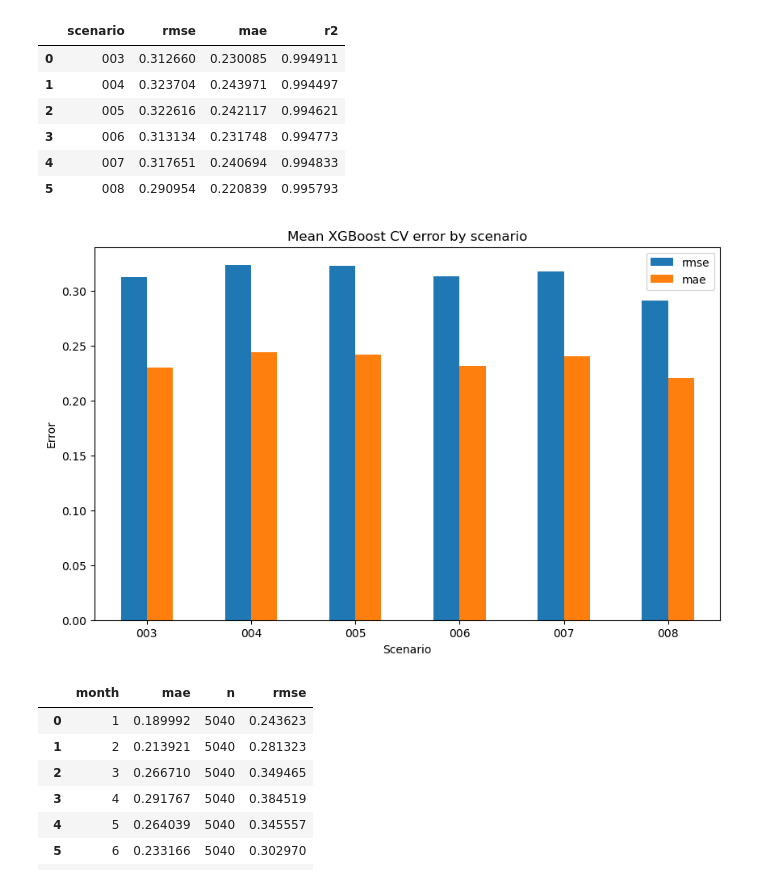
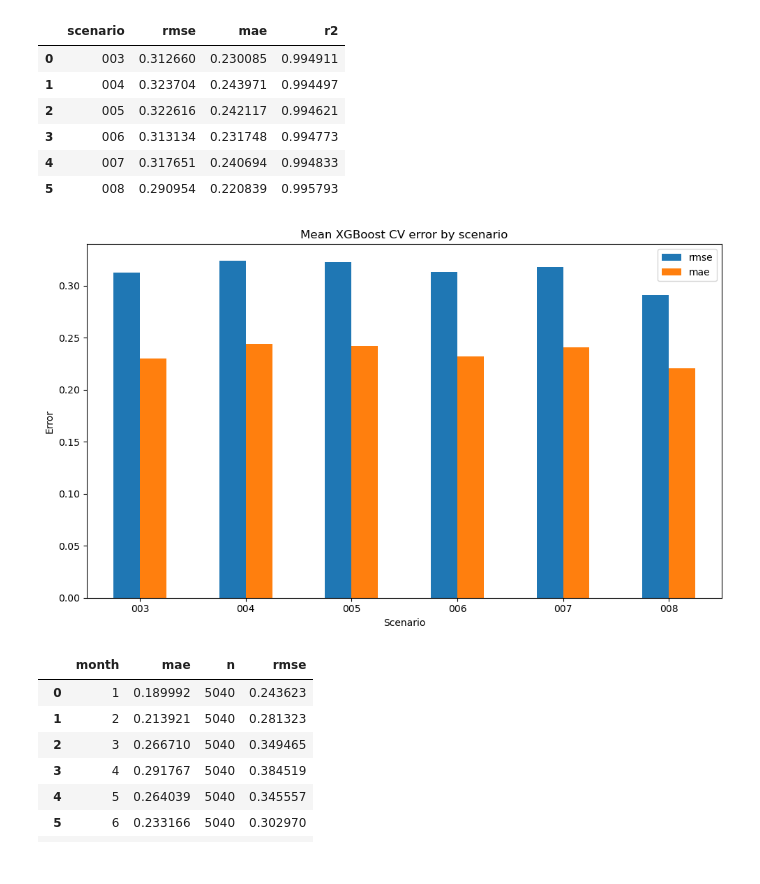
Before and after one commit to Jacob-DS-1/eds_project2, a Jupyter notebook: notebooks/03_modelling_xgboost.ipynb, the cells around one changed output. Cells and saved outputs as stored; diff of their text form; code cells hidden in the pictures.

Commit message:
Add figure saving for presentation

```diff
--- a/notebooks/03_modelling_xgboost.ipynb
+++ b/notebooks/03_modelling_xgboost.ipynb
@@ -394,19 +395,20 @@ scenario_means_xgb
 # %%
 ax = scenario_means_xgb.plot(
     x="scenario",
     y=["rmse", "mae"],
     kind="bar",
     figsize=(10,6)
 )
 
 ax.set_title('Mean XGBoost CV error by scenario')
 ax.set_xlabel('Scenario')
 ax.set_ylabel('Error')
 plt.xticks(rotation=0)
-plt.tight_layout
+plt.tight_layout()
+plt.savefig(FIGURES_DIR / "xgb_cv_error_by_scenario.png", dpi=300, bbox_inches="tight")
 plt.show()
 # %% [output]
-[figure, old version]
+[figure, new version]
 # %%
 # Monthly error summaries for XGBoost
 
```
Also changed, not shown: parts of 6 cells of this notebook, 1 other file.
